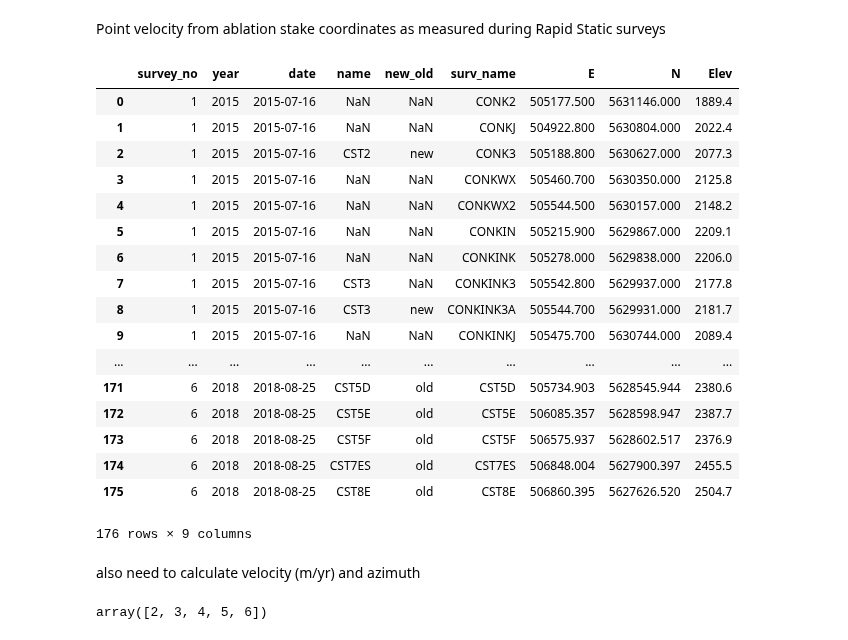
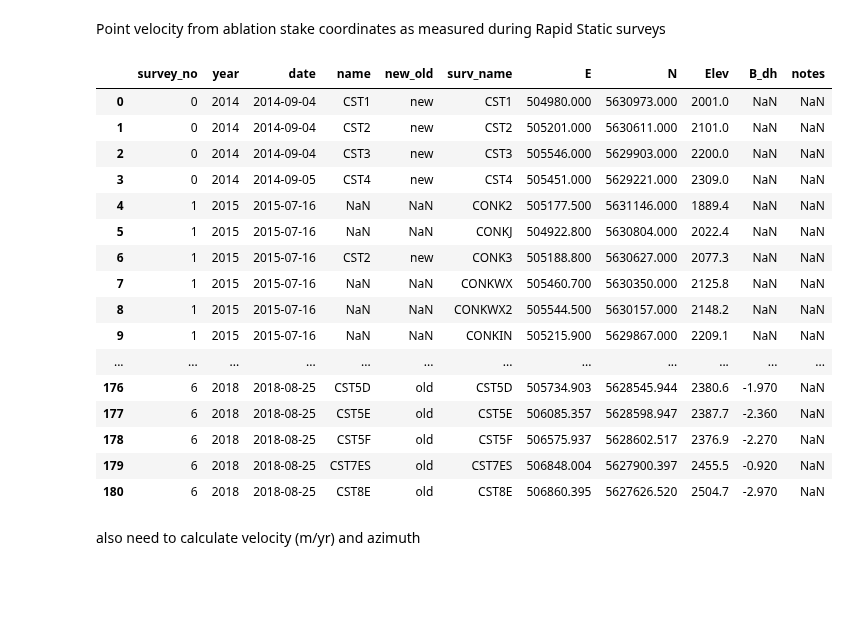
Before and after one commit to bpelto/ice_dynamics, a Jupyter notebook: stake_velocity.ipynb, the cells around one changed output. Drawn from its saved outputs; the diff is of its cells as text; code cells hidden in the pictures; blank space fills up the shorter version.

```diff
--- a/stake_velocity.ipynb
+++ b/stake_velocity.ipynb
@@ -9,32 +9,31 @@ import matplotlib
 import geopandas
 import math
 
-path = '/home/pelto/Desktop/ice_flux/Conrad/'
+loc = '/home/pelto/Desktop/ice_flux/Conrad/'
 
 f_in = 'conrad_stakes.csv'    #'conrad_points.csv'
 # %%
-data = pd.read_csv(path + f_in)
+data = pd.read_csv(loc + f_in)
 # data[0:10]
 data
 # %% [output]
-|  | survey_no | year | date | name | new_old | surv_name | E | N | Elev |
-| 0 | 1 | 2015 | 2015-07-16 | NaN | NaN | CONK2 | 505177.500 | 5631146.000 | 1889.4 |
-| 1 | 1 | 2015 | 2015-07-16 | NaN | NaN | CONKJ | 504922.800 | 5630804.000 | 2022.4 |
-| 2 | 1 | 2015 | 2015-07-16 | CST2 | new | CONK3 | 505188.800 | 5630627.000 | 2077.3 |
-| 3 | 1 | 2015 | 2015-07-16 | NaN | NaN | CONKWX | 505460.700 | 5630350.000 | 2125.8 |
-| 4 | 1 | 2015 | 2015-07-16 | NaN | NaN | CONKWX2 | 505544.500 | 5630157.000 | 2148.2 |
-| 5 | 1 | 2015 | 2015-07-16 | NaN | NaN | CONKIN | 505215.900 | 5629867.000 | 2209.1 |
-| 6 | 1 | 2015 | 2015-07-16 | NaN | NaN | CONKINK | 505278.000 | 5629838.000 | 2206.0 |
-| 7 | 1 | 2015 | 2015-07-16 | CST3 | NaN | CONKINK3 | 505542.800 | 5629937.000 | 2177.8 |
-| 8 | 1 | 2015 | 2015-07-16 | CST3 | new | CONKINK3A | 505544.700 | 5629931.000 | 2181.7 |
-| 9 | 1 | 2015 | 2015-07-16 | NaN | NaN | CONKINKJ | 505475.700 | 5630744.000 | 2089.4 |
-| ... | ... | ... | ... | ... | ... | ... | ... | ... | ... |
-| 171 | 6 | 2018 | 2018-08-25 | CST5D | old | CST5D | 505734.903 | 5628545.944 | 2380.6 |
-| 172 | 6 | 2018 | 2018-08-25 | CST5E | old | CST5E | 506085.357 | 5628598.947 | 2387.7 |
-| 173 | 6 | 2018 | 2018-08-25 | CST5F | old | CST5F | 506575.937 | 5628602.517 | 2376.9 |
-| 174 | 6 | 2018 | 2018-08-25 | CST7ES | old | CST7ES | 506848.004 | 5627900.397 | 2455.5 |
-| 175 | 6 | 2018 | 2018-08-25 | CST8E | old | CST8E | 506860.395 | 5627626.520 | 2504.7 |
+|  | survey_no | year | date | name | new_old | surv_name | E | N | Elev | B_dh | notes |
+| 0 | 0 | 2014 | 2014-09-04 | CST1 | new | CST1 | 504980.000 | 5630973.000 | 2001.0 | NaN | NaN |
+| 1 | 0 | 2014 | 2014-09-04 | CST2 | new | CST2 | 505201.000 | 5630611.000 | 2101.0 | NaN | NaN |
+| 2 | 0 | 2014 | 2014-09-04 | CST3 | new | CST3 | 505546.000 | 5629903.000 | 2200.0 | NaN | NaN |
+| 3 | 0 | 2014 | 2014-09-05 | CST4 | new | CST4 | 505451.000 | 5629221.000 | 2309.0 | NaN | NaN |
+| 4 | 1 | 2015 | 2015-07-16 | NaN | NaN | CONK2 | 505177.500 | 5631146.000 | 1889.4 | NaN | NaN |
+| 5 | 1 | 2015 | 2015-07-16 | NaN | NaN | CONKJ | 504922.800 | 5630804.000 | 2022.4 | NaN | NaN |
+| 6 | 1 | 2015 | 2015-07-16 | CST2 | new | CONK3 | 505188.800 | 5630627.000 | 2077.3 | NaN | NaN |
+| 7 | 1 | 2015 | 2015-07-16 | NaN | NaN | CONKWX | 505460.700 | 5630350.000 | 2125.8 | NaN | NaN |
+| 8 | 1 | 2015 | 2015-07-16 | NaN | NaN | CONKWX2 | 505544.500 | 5630157.000 | 2148.2 | NaN | NaN |
+| 9 | 1 | 2015 | 2015-07-16 | NaN | NaN | CONKIN | 505215.900 | 5629867.000 | 2209.1 | NaN | NaN |
+| ... | ... | ... | ... | ... | ... | ... | ... | ... | ... | ... | ... |
+| 176 | 6 | 2018 | 2018-08-25 | CST5D | old | CST5D | 505734.903 | 5628545.944 | 2380.6 | -1.970 | NaN |
+| 177 | 6 | 2018 | 2018-08-25 | CST5E | old | CST5E | 506085.357 | 5628598.947 | 2387.7 | -2.360 | NaN |
+| 178 | 6 | 2018 | 2018-08-25 | CST5F | old | CST5F | 506575.937 | 5628602.517 | 2376.9 | -2.270 | NaN |
+| 179 | 6 | 2018 | 2018-08-25 | CST7ES | old | CST7ES | 506848.004 | 5627900.397 | 2455.5 | -0.920 | NaN |
+| 180 | 6 | 2018 | 2018-08-25 | CST8E | old | CST8E | 506860.395 | 5627626.520 | 2504.7 | -2.970 | NaN |
-176 rows × 9 columns
 # %% [markdown]
 also need to calculate velocity (m/yr) and azimuth
 # %%
@@ -53,6 +48,2 @@ data.E = data.E.astype(float)
-# %%
- np.arange(2,8,1)
-# %% [output]
-array([2, 3, 4, 5, 6])
 # %%
 Dis=pd.DataFrame({})
```
Also changed, not shown: parts of 33 cells of this notebook, 16 other files.
